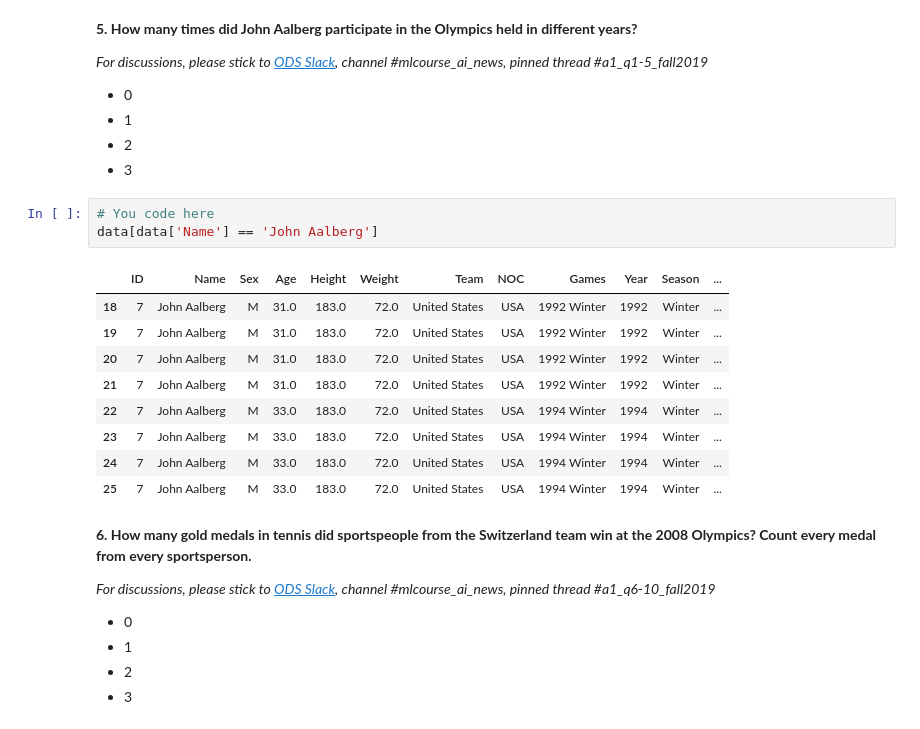
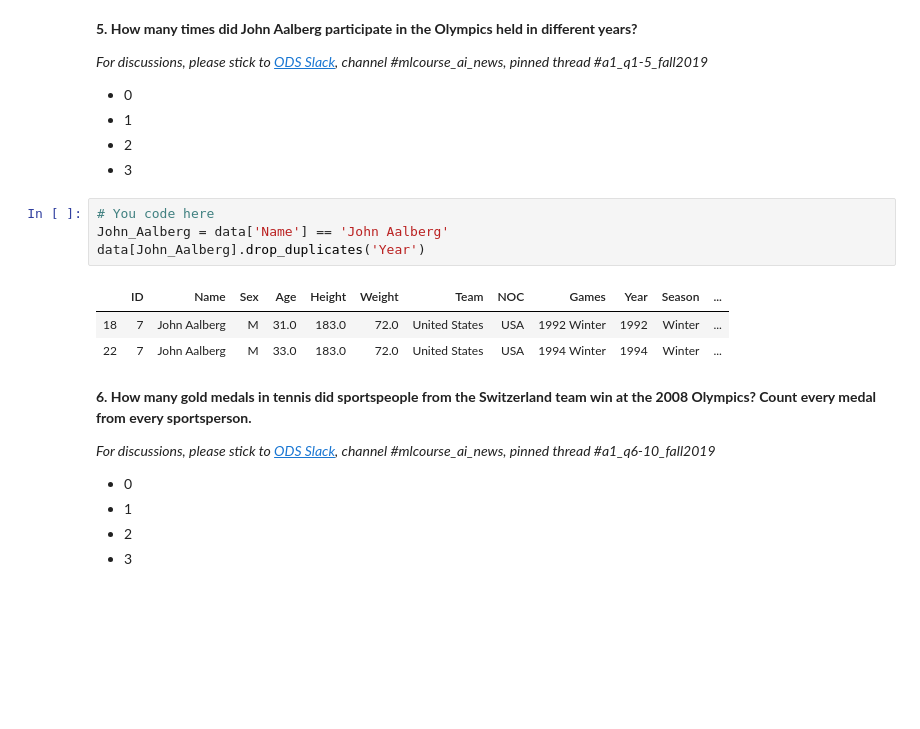
Before and after one commit to MarwaQabeel/mlcourse.ai-Fall2019, a Jupyter notebook: First Assignment/assignment1_pandas_olympic.ipynb, the cells around one changed output. Cells and saved outputs as stored; diff of their text form; blank space fills up the shorter version.

```diff
--- a/First Assignment/assignment1_pandas_olympic.ipynb
+++ b/First Assignment/assignment1_pandas_olympic.ipynb
@@ -214,17 +211,12 @@ __5. How many times did John Aalberg participate in the Olympics held in differe
 - 3
 # %%
 # You code here
-data[data['Name'] == 'John Aalberg']
+John_Aalberg = data['Name'] == 'John Aalberg'
+data[John_Aalberg].drop_duplicates('Year')
 # %% [output]
 |  | ID | Name | Sex | Age | Height | Weight | Team | NOC | Games | Year | Season | ... |
 | 18 | 7 | John Aalberg | M | 31.0 | 183.0 | 72.0 | United States | USA | 1992 Winter | 1992 | Winter | ... |
-| 19 | 7 | John Aalberg | M | 31.0 | 183.0 | 72.0 | United States | USA | 1992 Winter | 1992 | Winter | ... |
-| 20 | 7 | John Aalberg | M | 31.0 | 183.0 | 72.0 | United States | USA | 1992 Winter | 1992 | Winter | ... |
-| 21 | 7 | John Aalberg | M | 31.0 | 183.0 | 72.0 | United States | USA | 1992 Winter | 1992 | Winter | ... |
 | 22 | 7 | John Aalberg | M | 33.0 | 183.0 | 72.0 | United States | USA | 1994 Winter | 1994 | Winter | ... |
-| 23 | 7 | John Aalberg | M | 33.0 | 183.0 | 72.0 | United States | USA | 1994 Winter | 1994 | Winter | ... |
-| 24 | 7 | John Aalberg | M | 33.0 | 183.0 | 72.0 | United States | USA | 1994 Winter | 1994 | Winter | ... |
-| 25 | 7 | John Aalberg | M | 33.0 | 183.0 | 72.0 | United States | USA | 1994 Winter | 1994 | Winter | ... |
 # %% [markdown]
 __6. How many gold medals in tennis did sportspeople from the Switzerland team win at the 2008 Olympics? Count every medal from every sportsperson.__
 
```
Also changed, not shown: parts of 18 cells of this notebook.
